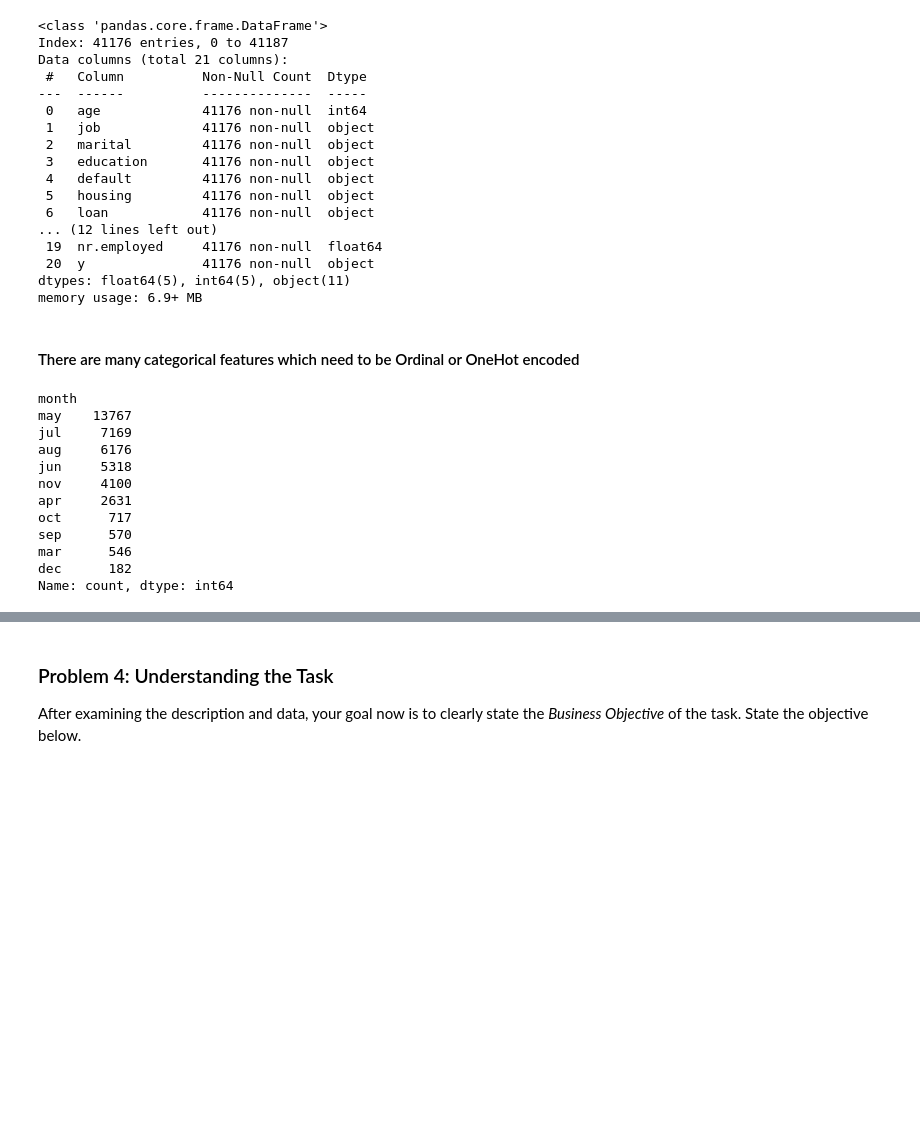
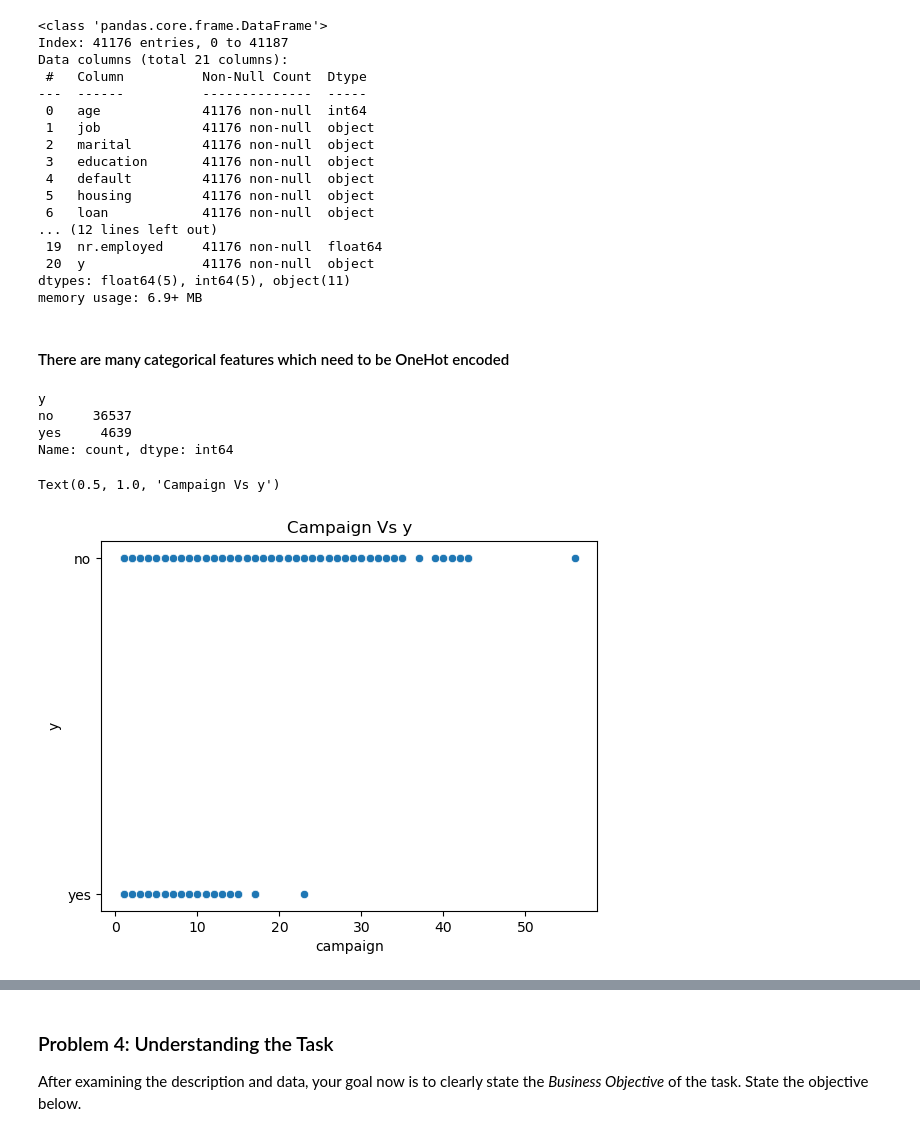
Before and after one commit to archana-rg/ml-practical-apps, a Jupyter notebook: classifiers_perf/classifiers_performance.ipynb, the cells around one changed output, grey strips where cells are left out. Cells and saved outputs as stored; diff of their text form; code cells hidden in the pictures; blank space fills up the shorter version.

```diff
--- a/classifiers_perf/classifiers_performance.ipynb
+++ b/classifiers_perf/classifiers_performance.ipynb
@@ -136,19 +184,11 @@ Data columns (total 21 columns):
 dtypes: float64(5), int64(5), object(11)
 memory usage: 6.9+ MB
 # %% [markdown]
-#### There are many categorical features which need to be Ordinal or OneHot encoded
+#### There are many categorical features which need to be OneHot encoded
 # %%
-df['month'].value_counts()
+df['y'].value_counts()
 # %% [output]
-month
-may    13767
-jul     7169
-aug     6176
-jun     5318
-nov     4100
-apr     2631
-oct      717
-sep      570
-mar      546
-dec      182
+y
+no     36537
+yes     4639
 Name: count, dtype: int64
@@ -154,0 +197,6 @@ Name: count, dtype: int64
+# %%
+sns.scatterplot(data=df, x='campaign' , y='y')
+plt.title('Campaign Vs y')
+# %% [output]
+Text(0.5, 1.0, 'Campaign Vs y')
+[figure, added]
```
Also changed, not shown: parts of 86 cells of this notebook, 18 other files.
